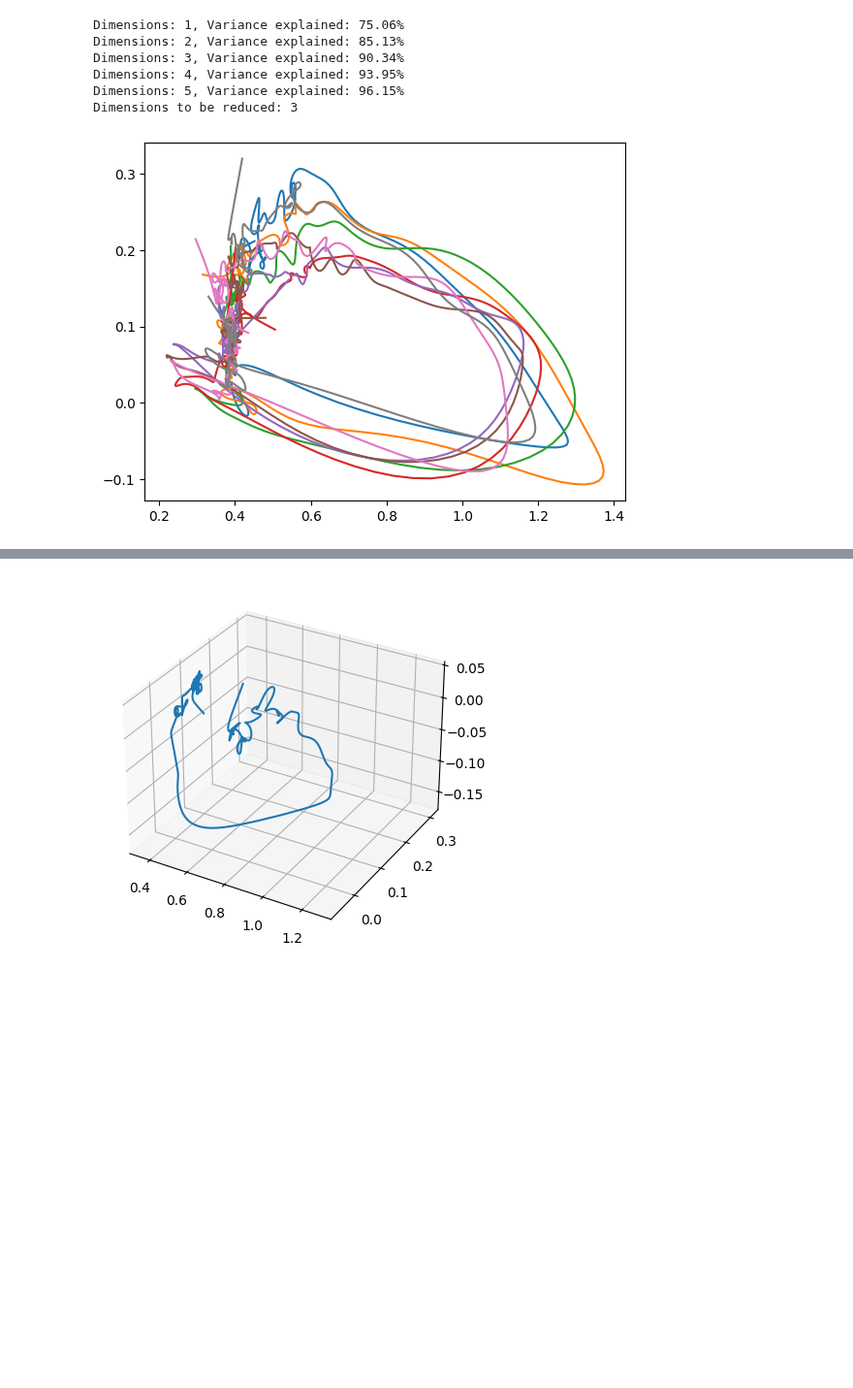
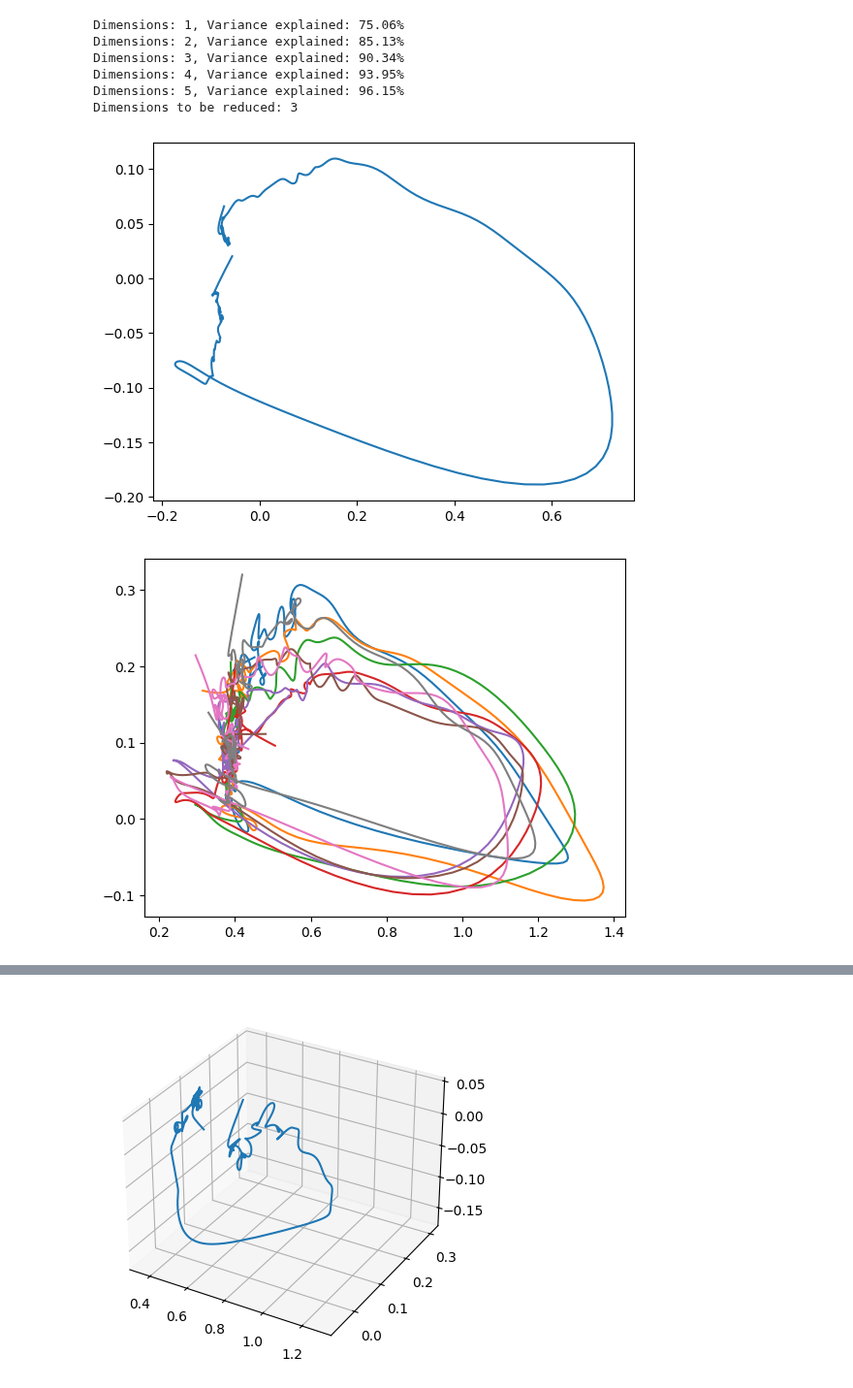
Before and after one commit to NeuroAI-IBS/fn_data_saccade, a Jupyter notebook: Data sorting/python_code/PCA_angle.ipynb, the cells around one changed output, grey strips where cells are left out. Shown at 97% size. Cells and saved outputs as stored; diff of their text form; code cells hidden in the pictures; blank space fills up the shorter version.

```diff
--- a/Data sorting/python_code/PCA_angle.ipynb
+++ b/Data sorting/python_code/PCA_angle.ipynb
@@ -40,8 +40,12 @@ final_out = np.array(final_out)
 # %%
 # Plotting
 
 plt.figure()
+plt.plot(PCA_total['p'].T[0], PCA_total['p'].T[1])
+
+plt.figure()
 for a in range(8):
     plt.plot(final_out[a][0], final_out[a][1])
 # %% [output]
-[figure, old version]
+[figure, new version]
+[figure, added]
```
Also changed, not shown: parts of 6 cells of this notebook.
